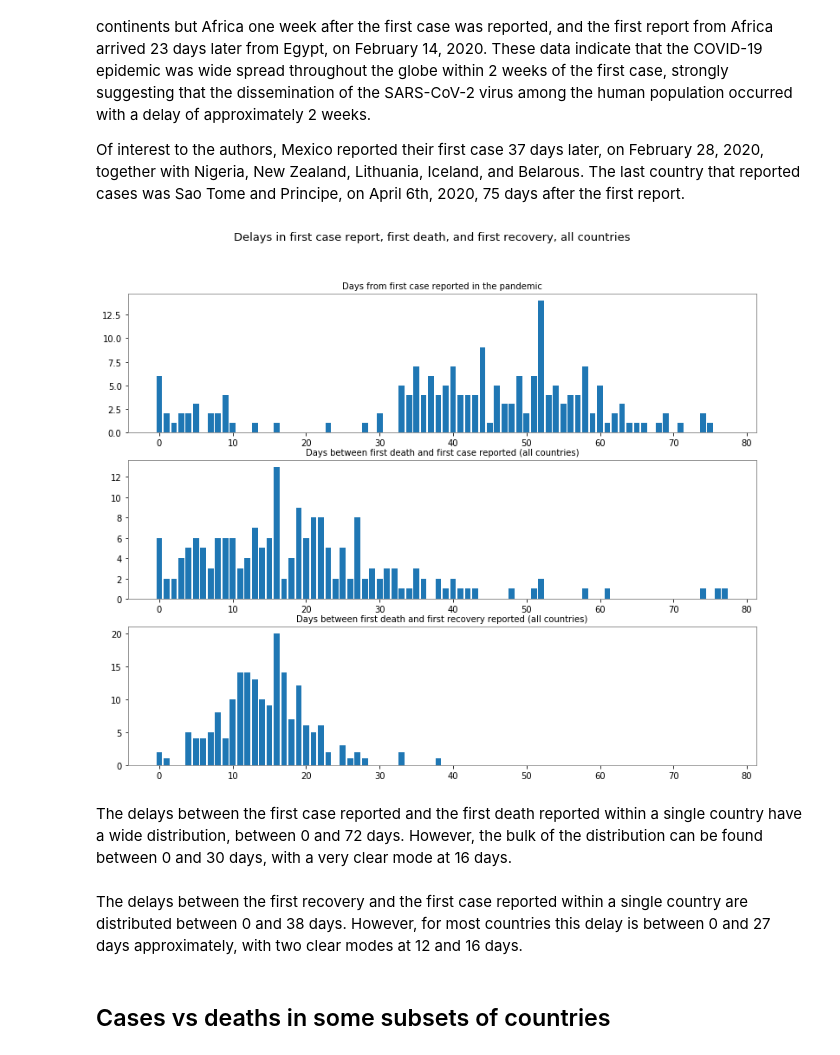
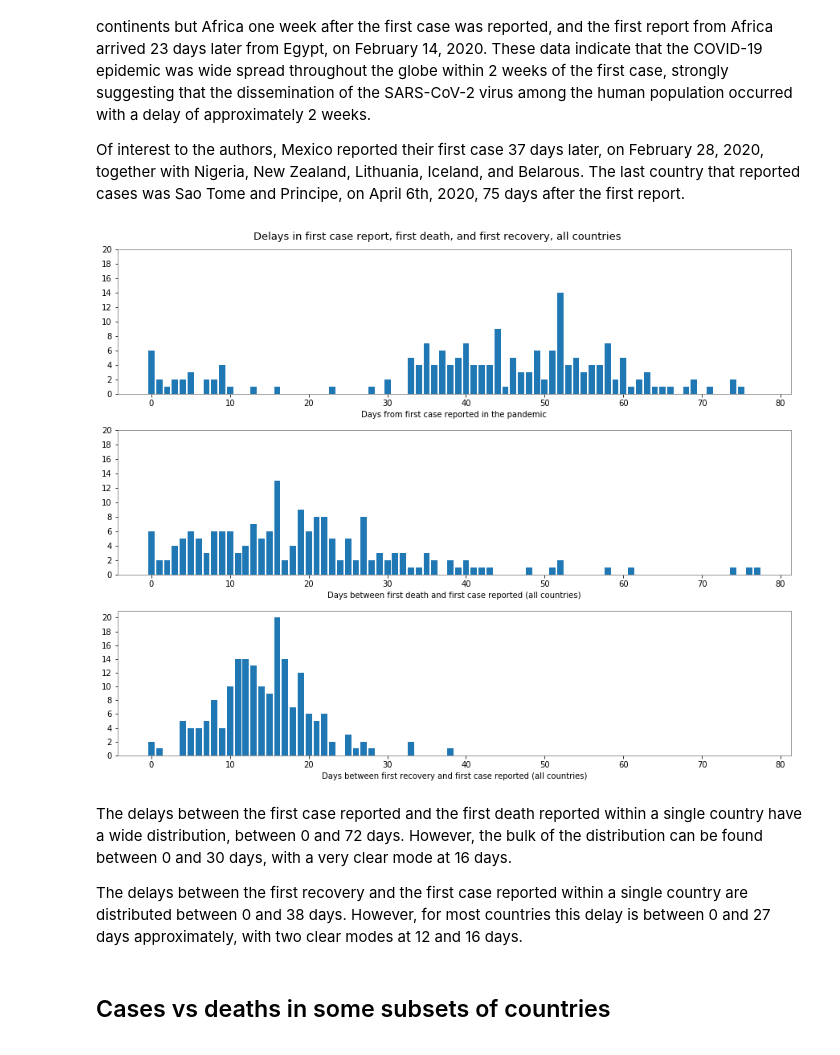
Before and after one commit to scab-unam/dam_COVID-19, a Jupyter notebook: tsam_COVID-19_JHU_cfr_Jan2020-.ipynb, the cells around one changed output. Drawn from its saved outputs; the diff is of its cells as text; code cells hidden in the pictures.

```diff
--- a/tsam_COVID-19_JHU_cfr_Jan2020-.ipynb
+++ b/tsam_COVID-19_JHU_cfr_Jan2020-.ipynb
@@ -161,26 +166,29 @@ Of interest to the authors, Mexico reported their first case 37 days later, on F
 # %%
 cCases, bins = np.histogram(iFC,np.arange(0,iFC.max()))
 cDeathCases, bins = np.histogram(iFD-iFC,np.arange(0,iFC.max()))
 cRecovCases, bins = np.histogram(iFR-iFC,np.arange(0,iFC.max()))
 #
 fDelays= gr.figure(figsize=(13,10)); gr.ioff(); rows=3; cols=1; ax=list()
 fDelays.suptitle('Delays in first case report, first death, and first recovery, all countries',fontsize=13)
 for m in range(rows*cols):
     ax.append(fDelays.add_subplot(rows,cols,m+1))
 ax[0].bar(bins[:-1],cCases,width=0.8)
 ax[1].bar(bins[:-1],cDeathCases,width=0.8)
 ax[2].bar(bins[:-1],cRecovCases,width=0.8)
-ax[0].set_title('Days from first case reported in the pandemic',fontsize=10)
-ax[1].set_title('Days between first death and first case reported (all countries)',fontsize=10)
-ax[2].set_title('Days between first death and first recovery reported (all countries)',fontsize=10)
+ax[0].set_xlabel('Days from first case reported in the pandemic',fontsize=10)
+ax[1].set_xlabel('Days between first death and first case reported (all countries)',fontsize=10)
+ax[2].set_xlabel('Days between first recovery and first case reported (all countries)',fontsize=10)
+for m in range(rows*cols):
+    ax[m].set_yticks(np.arange(0,np.maximum(cRecov.max()+1,cCases.max()),2))
+fDelays.subplots_adjust(left=0.075,bottom=0.075,right=0.97,top=0.95,wspace=0.1,hspace=0.25)
 gr.ion(); gr.draw(); gr.show()
 fDelays.savefig('tsam_COVID19_JHU_delaysAllCountries.png')
 # %% [output]
-[figure, old version]
+[figure, new version]
 # %% [markdown]
 The delays between the first case reported and the first death reported within a single country have a wide distribution, between 0 and 72 days. However, the bulk of the distribution can be found between 0 and 30 days, with a very clear mode at 16 days.
+
+The delays between the first recovery and the first case reported within a single country are distributed between 0 and 38 days. However, for most countries this delay is between 0 and 27 days approximately, with two clear modes at 12 and 16 days.
-# %% [markdown]
-The delays between the first recovery and the first case reported within a single country are distributed between 0 and 38 days. However, for most countries this delay is between 0 and 27 days approximately, with two clear modes at 12 and 16 days.
 # %% [markdown]
 ## Cases vs deaths in some subsets of countries
 # %%
```
Also changed, not shown: parts of 21 cells of this notebook, 14 other files.
